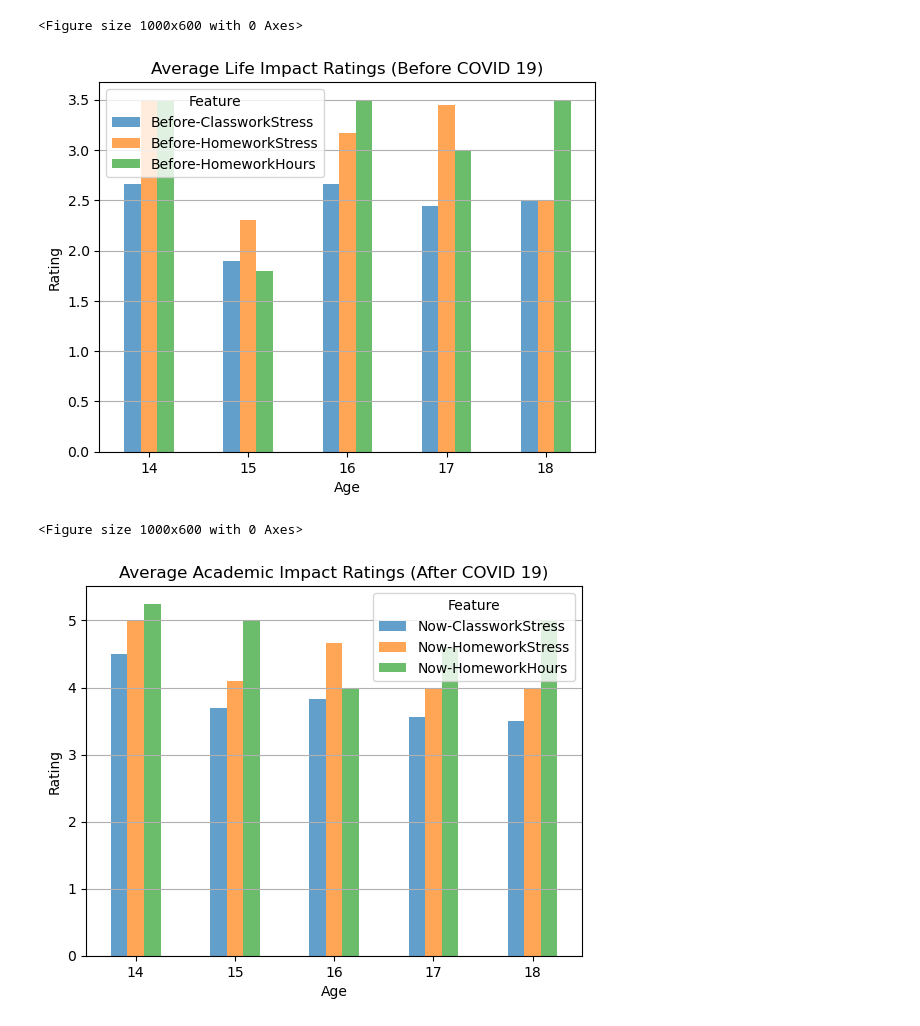
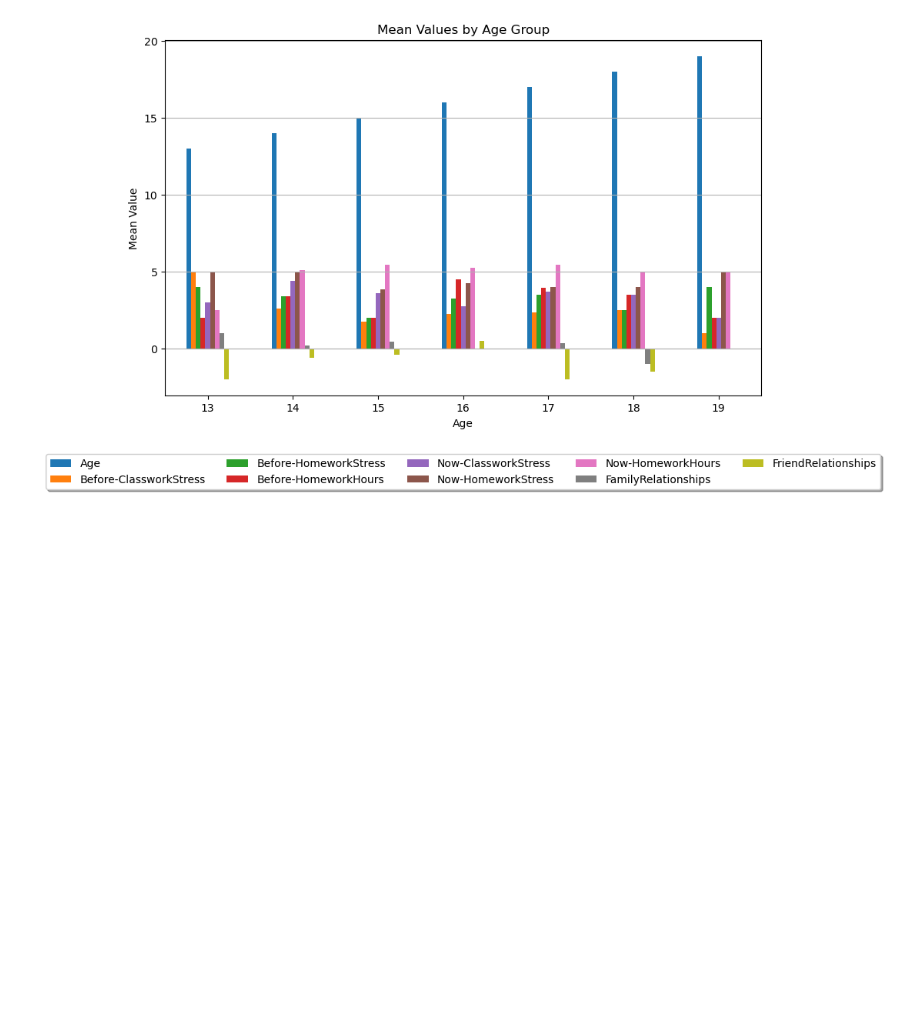
Before and after one commit to seric0619/Springboard, a Jupyter notebook: Capstone/Data-Wrangling.ipynb, the cells around one changed output. Drawn from its saved outputs; the diff is of its cells as text; code cells hidden in the pictures; blank space fills up the shorter version.

```diff
--- a/Capstone/Data-Wrangling.ipynb
+++ b/Capstone/Data-Wrangling.ipynb
@@ -4,5 +4,19 @@ import matplotlib.pyplot as plt
 import seaborn as sns
 import os
 # %%
-data = pd.read_csv('documents/responses.csv')
+
+
+# Get the path to the "documents" folder
+documents_folder = os.path.expanduser('~/Documents')
+
+# Specify the file name
+file_name = 'Covid_Responses.csv'
+
+# Construct the full file path
+file_path = os.path.join(documents_folder, file_name)
+
+# Load the CSV file into a DataFrame
+data = pd.read_csv(file_path)
+
+# Now you can work with the data in the DataFrame
 # %%
@@ -67,3 +70,6 @@ Now-HomeworkStress          0   0.0
 Now-HomeworkHours           0   0.0
 FamilyRelationships         0   0.0
 FriendRelationships         0   0.0
+# %%
+data = data.dropna()
+print(data)
@@ -114,42 +135,18 @@ means.head()
 # %%
 import matplotlib.pyplot as plt
 
-# Select columns starting with "Before"
-before_columns = [col for col in data.columns if col.startswith('Before')]
+# Plot the means
+ax = means.plot(kind='bar', figsize=(10, 6))
+plt.title('Mean Values by Age Group')
+plt.xlabel('Age')
+plt.ylabel('Mean Value')
+plt.xticks(rotation=0)  # Rotate x-axis labels if needed
+plt.grid(axis='y')  # Add gridlines along y-axis
 
-# Select columns starting with "Now"
-now_columns = [col for col in data.columns if col.startswith('Now')]
+# Move the legend below the plot
+plt.legend(loc='upper center', bbox_to_anchor=(0.5, -0.15), fancybox=True, shadow=True, ncol=5)
 
-# Filter data for "Before" columns
-before_data = data.loc[data['Age'].between(14, 18), ['Age'] + before_columns]
-
-# Filter data for "Now" columns
-now_data = data.loc[data['Age'].between(14, 18), ['Age'] + now_columns]
-
-# Plot for "Before" columns
-plt.figure(figsize=(10, 6))
-before_data.groupby('Age').mean().plot(kind='bar', alpha=0.7)
-plt.title('Average Life Impact Ratings (Before COVID 19)')
-plt.xlabel('Age')
-plt.ylabel('Rating')
-plt.grid(axis='y')
-plt.xticks(rotation=0)
-plt.legend(title='Feature')
 plt.show()
-
-# Plot for "Now" columns
-plt.figure(figsize=(10, 6))
-now_data.groupby('Age').mean().plot(kind='bar', alpha=0.7)
-plt.title('Average Academic Impact Ratings (After COVID 19)')
-plt.xlabel('Age')
-plt.ylabel('Rating')
-plt.grid(axis='y')
-plt.xticks(rotation=0)
-plt.legend(title='Feature')
-plt.show()
 # %% [output]
-<Figure size 1000x600 with 0 Axes>
-[figure, old version]
+[figure, new version]
-<Figure size 1000x600 with 0 Axes>
-[figure, removed]
 # %%
```
Also changed, not shown: parts of 12 cells of this notebook, 1 other file.
